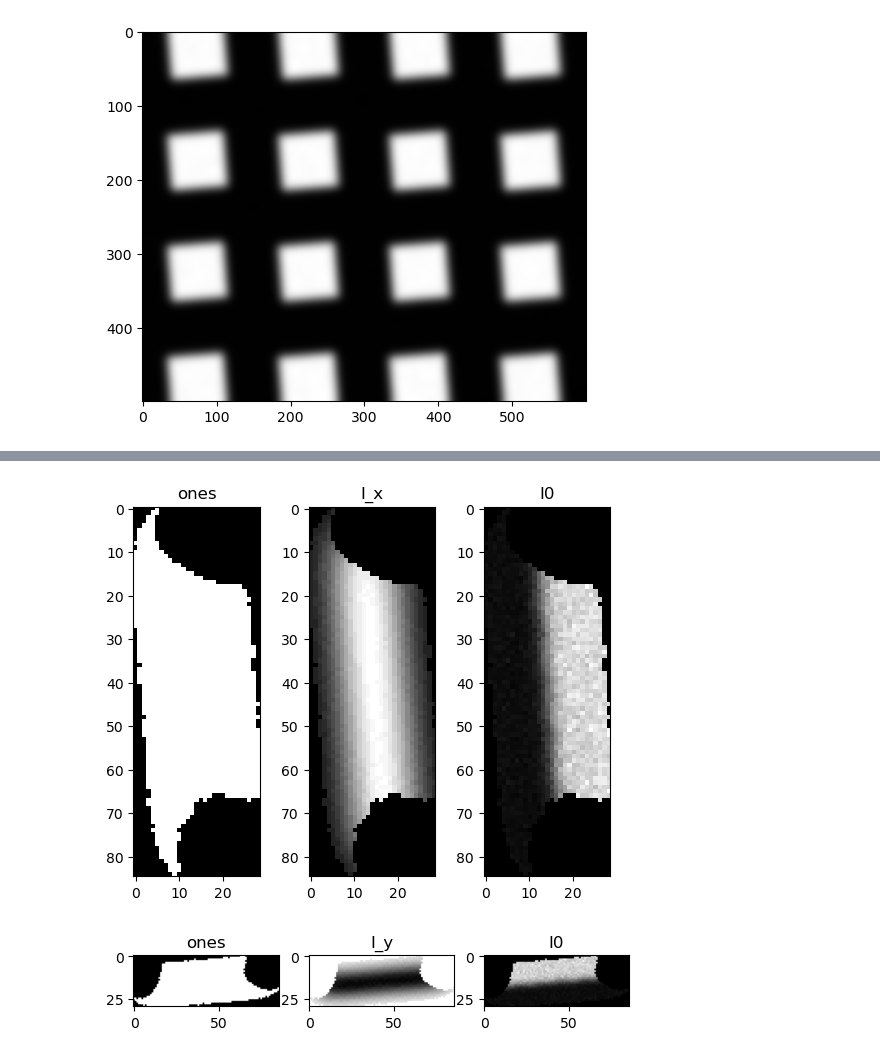
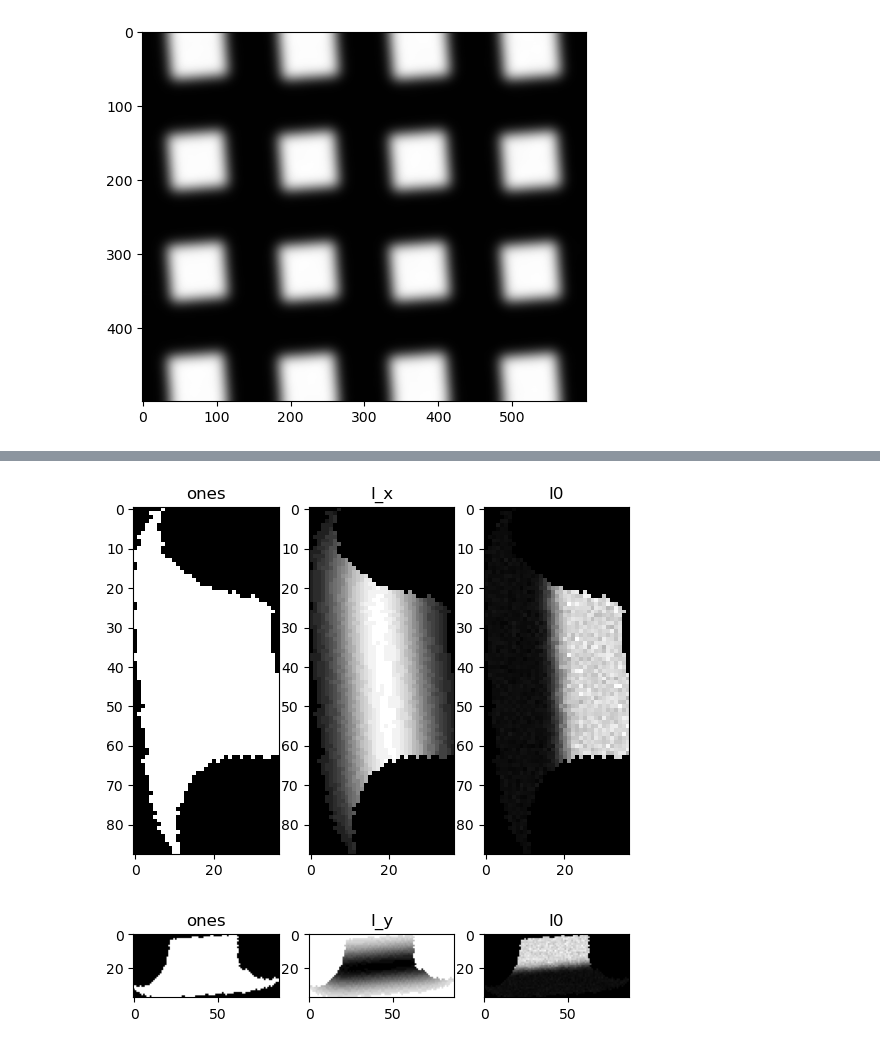
Before and after one commit to chriscannon9001/opticiq, a Jupyter notebook: docs/demoSlantEdgeIQ.ipynb, the cells around one changed output, grey strips where cells are left out. Cells and saved outputs as stored; diff of their text form; code cells hidden in the pictures.

Commit message:
edgeV_Analysis and edgeH_Analysis and recipe_slantedge work now.

```diff
--- a/docs/demoSlantEdgeIQ.ipynb
+++ b/docs/demoSlantEdgeIQ.ipynb
@@ -15,7 +20,8 @@ I0 shape (500, 600), type int64, max 325
 [figure]
 # %%
 # run analysis recipe
-imG, roi_vp, roi_vn, roi_hp, roi_hn = iq.recipe_slantedge(I0, 6)
+data = iq.recipe_slantedge(I0, 8)
+imG = data['imG']
 # the analysis is done, but now make plots to illustrate
 # show the blurred version, note that noise is reduced and gradient zones increased
 plt.imshow(imG['I1'], cmap='gray')
@@ -37,10 +53,10 @@ plt.imshow(imG['mask_v_pos'], cmap='gray')
 # %%
 # show the mask, derivative, and original image for one of the vertical line, positive going ROI
-roi_vp.plot_k(5, imG, keys=['ones', 'I_x', 'I0'])
+data['roi_vp'].plot_k(5, imG, keys=['ones', 'I_x', 'I0'])
 # %% [output]
-[figure, old version]
+[figure, new version]
 # %%
 # show the mask, derivative, and original image for one of the horizontal line, negative going ROI
-roi_hn.plot_k(0, imG, keys=['ones', 'I_y', 'I0'])
+data['roi_hn'].plot_k(0, imG, keys=['ones', 'I_y', 'I0'])
 # %% [output]
-[figure, old version]
+[figure, new version]
```
Also changed, not shown: parts of 7 cells of this notebook, 3 other files.
